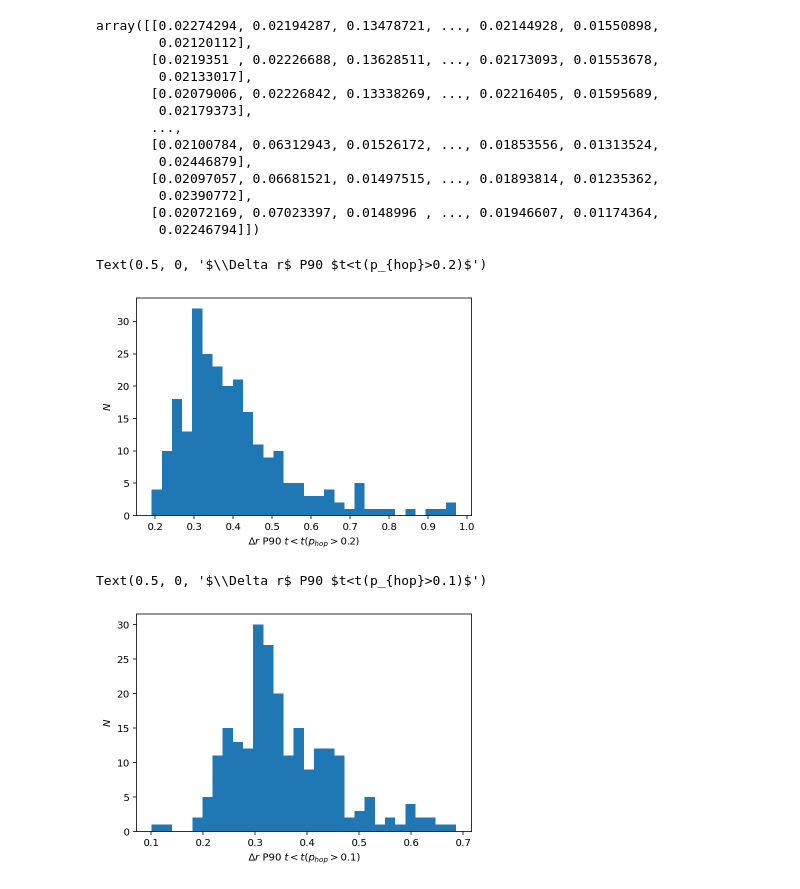
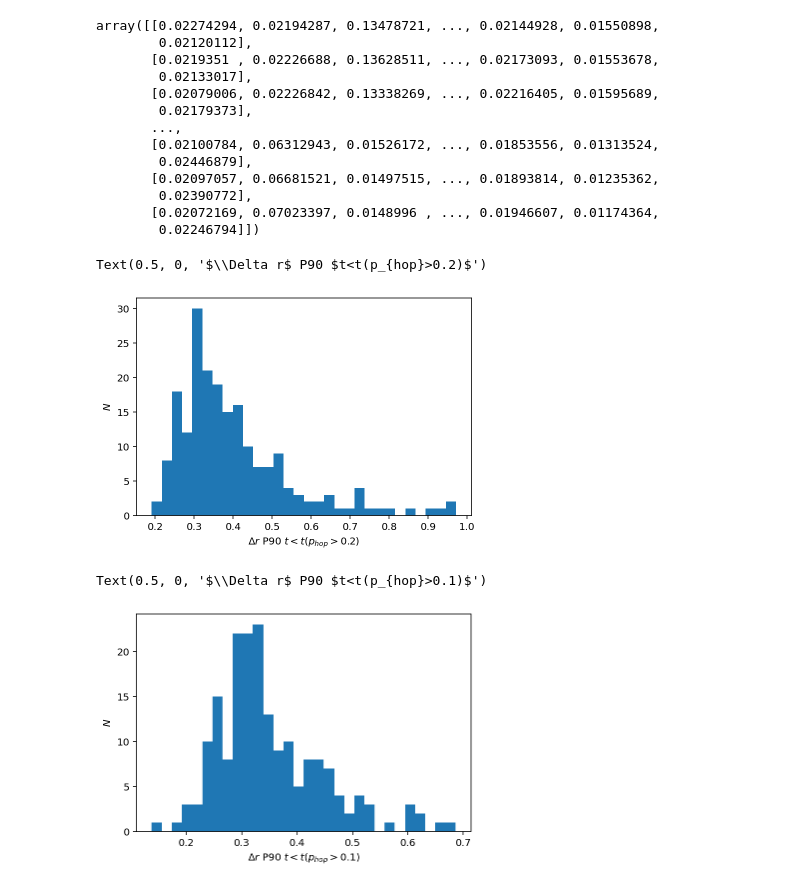
Before and after one commit to ianrgraham/monk, a Jupyter notebook: scripts/forward-flux/notebooks/analyze_basin.ipynb, the cells around one changed output. Drawn from its saved outputs; the diff is of its cells as text; code cells hidden in the pictures.

```diff
--- a/scripts/forward-flux/notebooks/analyze_basin.ipynb
+++ b/scripts/forward-flux/notebooks/analyze_basin.ipynb
@@ -220,7 +226,7 @@ perc = []
 box = traj[0].configuration.box # this box is constant throughout the sim
 
 max_idx = len(traj)
-for test_id in range(256):
+for test_id in softness_df.ids:
     start = traj[0].particles.position[test_id]
     out = []
     cond = np.where(phop[:,test_id] > 0.2)
@@ -238,28 +244,28 @@ plt.ylabel(r"$N$")
 plt.xlabel(r"$\Delta r$ P90 $t<t(p_{hop}>0.2)$")
 # %% [output]
 Text(0.5, 0, '$\\Delta r$ P90 $t<t(p_{hop}>0.2)$')
-[figure, old version]
+[figure, new version]
 # %%
 perc = []
 box = traj[0].configuration.box # this box is constant throughout the sim
 
 max_idx = len(traj)
-for test_id in range(256):
+for test_id in softness_df.ids:
     start = traj[0].particles.position[test_id]
     out = []
     cond = np.where(phop[:,test_id] > 0.1)
     idx = np.min(cond) if len(cond[0]) > 0 else max_idx
     if idx > 0:
         for snap in traj[:idx]:
             next_pos = snap.particles.position[test_id]
             wrapped_vec = cube_pbc_wrap(start, next_pos, box)
             norm = la.norm(wrapped_vec)
             out.append(norm)
         dat = np.percentile(out, 90)
         perc.append(dat)
 plt.hist(perc, bins=30)
 plt.ylabel(r"$N$")
 plt.xlabel(r"$\Delta r$ P90 $t<t(p_{hop}>0.1)$")
 # %% [output]
 Text(0.5, 0, '$\\Delta r$ P90 $t<t(p_{hop}>0.1)$')
-[figure, old version]
+[figure, new version]
```
Also changed, not shown: parts of 11 cells of this notebook, 2 other files.
